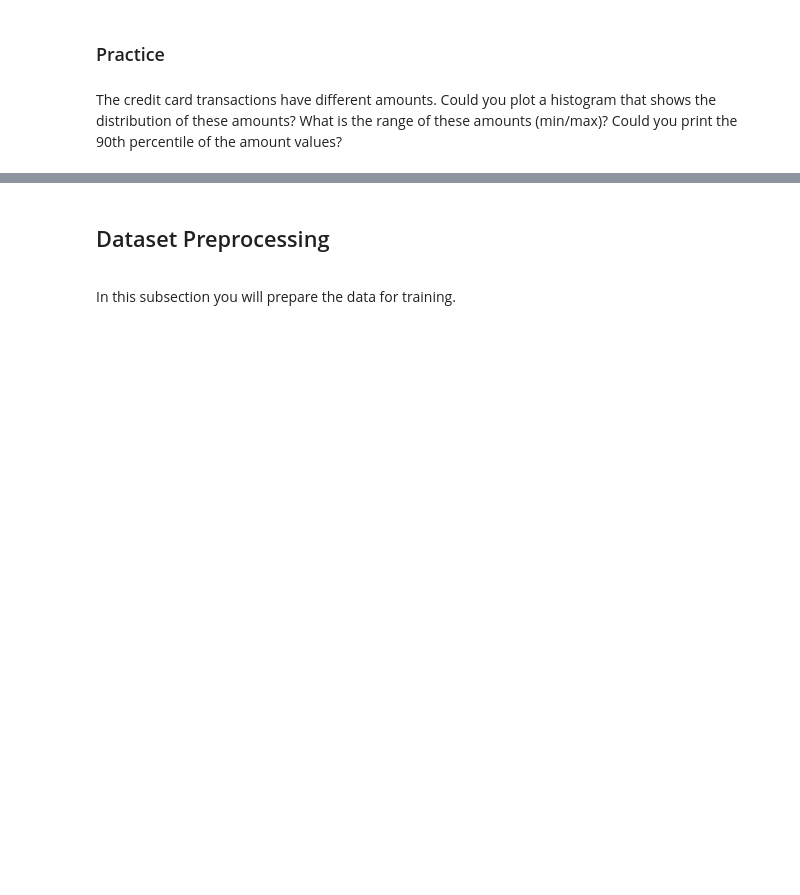
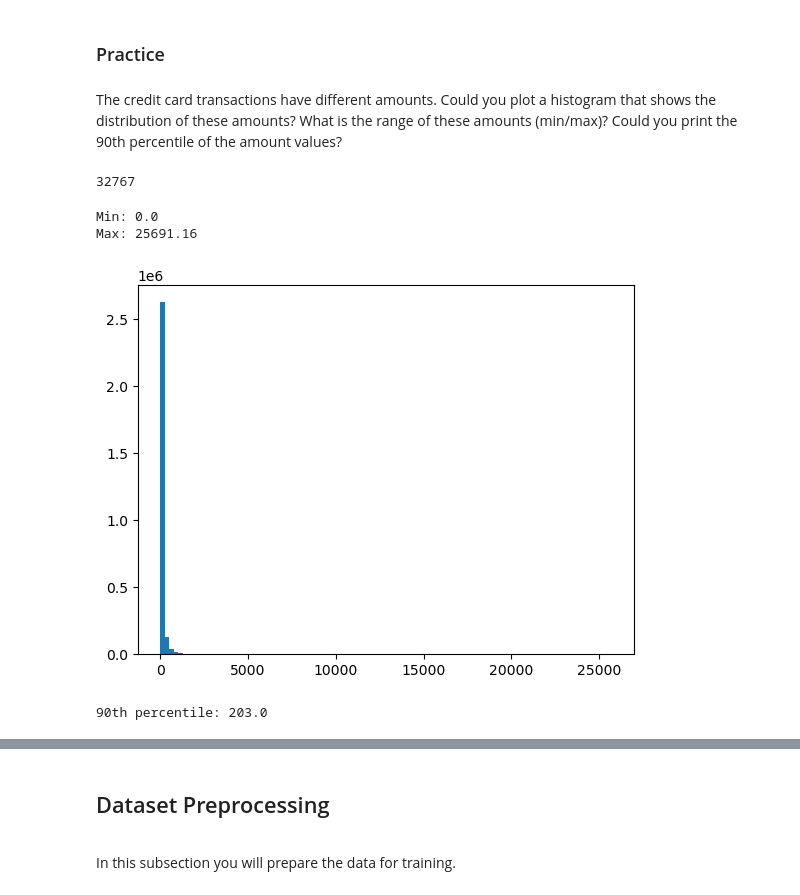
Before and after one commit to rininobaron/IBM_Data_Science_Professional_Certificate, a Jupyter notebook: COURSE_9_Machine_Learning_with_Python/week3/LAB5_classification_tree_svm_v1.ipynb, the cells around one changed output, grey strips where cells are left out. Cells and saved outputs as stored; diff of their text form; code cells hidden in the pictures; blank space fills up the shorter version.

```diff
--- a/COURSE_9_Machine_Learning_with_Python/week3/LAB5_classification_tree_svm_v1.ipynb
+++ b/COURSE_9_Machine_Learning_with_Python/week3/LAB5_classification_tree_svm_v1.ipynb
@@ -151,3 +149,21 @@ The credit card transactions have different amounts. Could you plot a histogram
+# %%
+len(big_raw_data["Amount"].unique())
+# %% [output]
+32767
+# %%
+# your code here
+print("Min:", big_raw_data["Amount"].min())
+print("Max:", big_raw_data["Amount"].max())
+print()
+plt.hist(big_raw_data["Amount"], bins=100)
+plt.show()
+print()
+print("90th percentile:",big_raw_data["Amount"].quantile(0.9))
+# %% [output]
+Min: 0.0
+Max: 25691.16
+[figure, added]
+90th percentile: 203.0
 # %%
 # we provide our solution here
 plt.hist(big_raw_data.Amount.values, 6, histtype='bar', facecolor='g')
```
Also changed, not shown: parts of 11 cells of this notebook.
